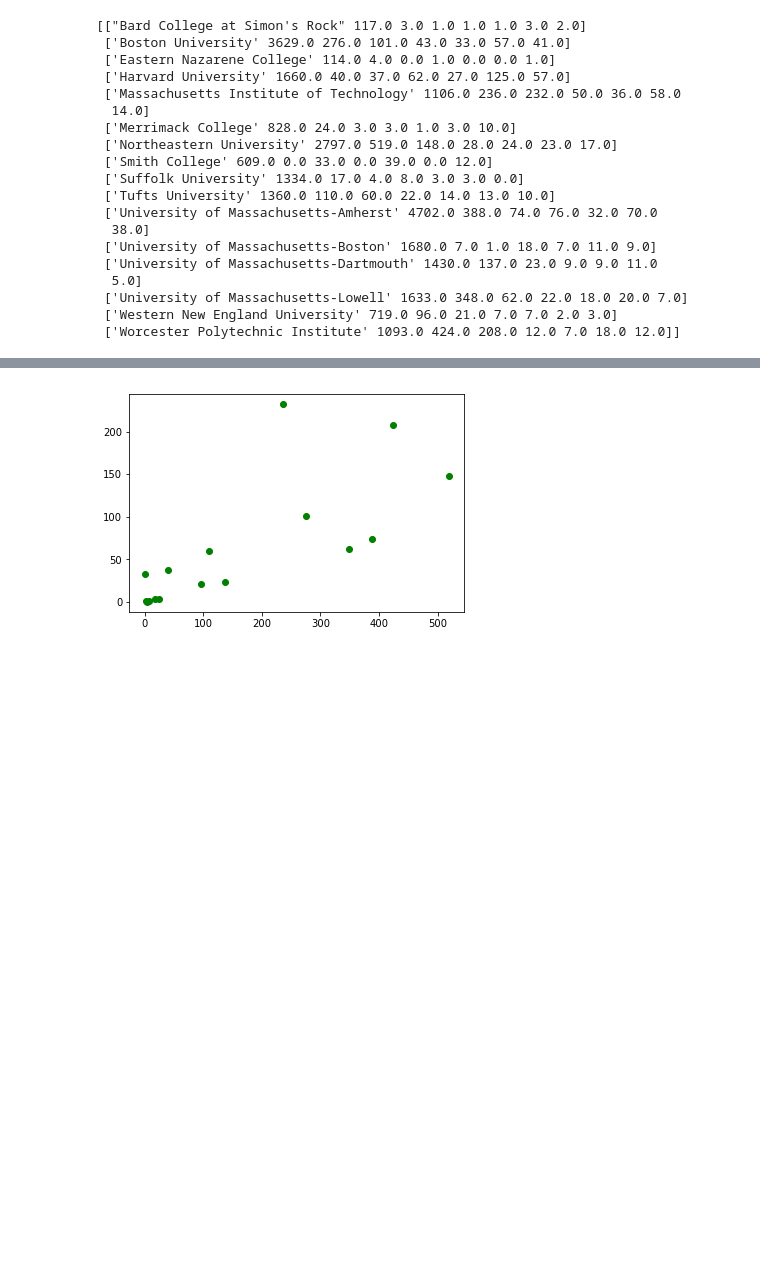
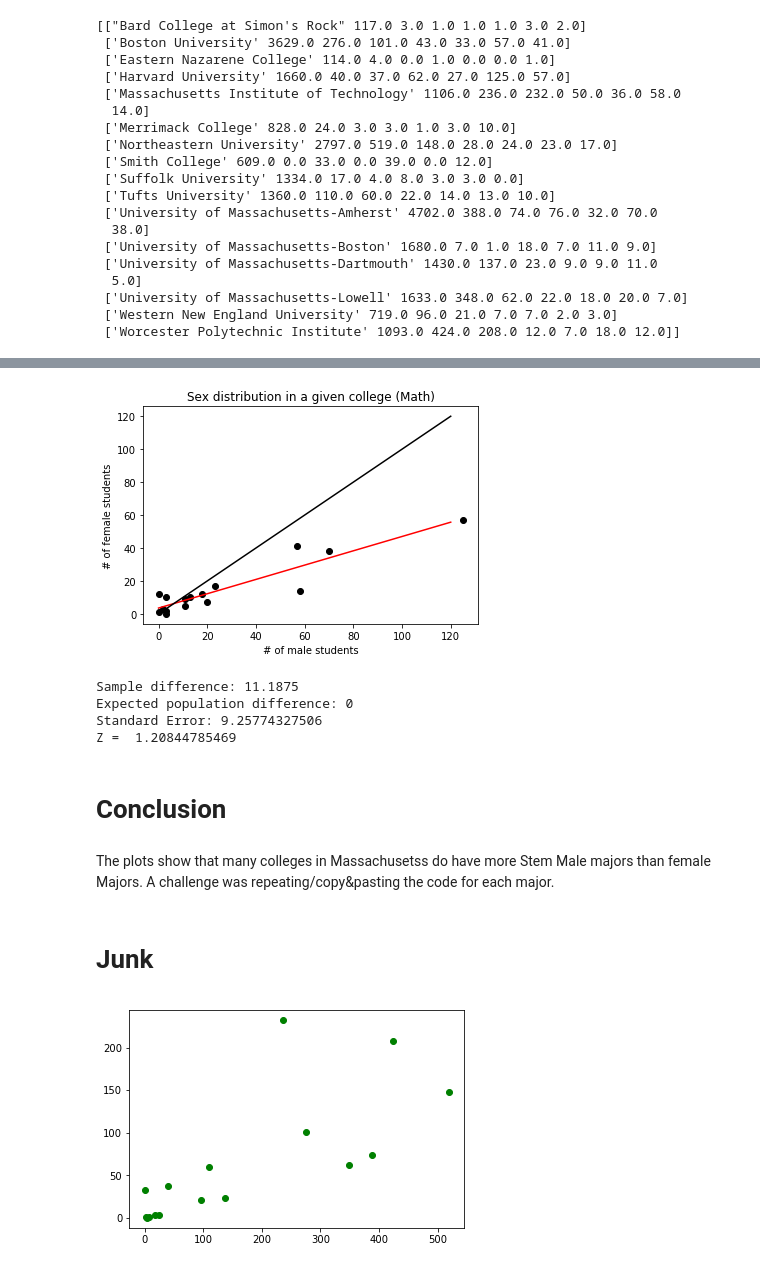
Before and after one commit to FMazzoni/bootcamp18, a Jupyter notebook: Active.ipynb, the cells around one changed output, grey strips where cells are left out. Saved outputs shown, nothing was run; the diff lists cells and outputs as text; code cells hidden in the pictures; blank space fills up the shorter version.

```diff
--- a/Active.ipynb
+++ b/Active.ipynb
@@ -88,0 +294,9 @@ tot_phys = 0
+# %%
+d_m_math = Major["Grand total men (C2016_A  First major  Mathematics and Statistics  Bachelor's degree)"]
+d_w_math = Major["Grand total women (C2016_A  First major  Mathematics and Statistics  Bachelor's degree)"]
+
+
+math_model = smf.ols(formula = 'd_w_math ~ d_m_math', data = Major)
+
+est = math_model.fit()
+est.summary()
@@ -88,0 +321,61 @@ tot_phys = 0
+# %%
+
+ln_inc_edu = plt.figure()
+plt.scatter(d_m_math, d_w_math, color='black', marker='o')
+plt.title("Sex distribution in a given college (Math)")
+plt.xlabel('# of male students')
+plt.ylabel('# of female students')
+
+o_x = np.linspace(0,120,100) # 100 linearly spaced numbers
+o_y = 3.5532 + 0.4344*o_x
+plt.plot(o_x , o_y, color = 'red')
+
+
+p_x = o_x
+plt.plot(p_x , p_x, color = 'black')
+
+
+plt.show()
+# %% [output]
+[figure, added]
+# %%
+n_obs = len(d_w_engin)
+
+
+mean_w = np.mean(d_w_math)
+std_w = np.std(d_w_math)
+
+
+mean_m =  np.mean(d_m_math)
+std_m = np.std(d_m_math)
+
+
+obs_diff = np.abs( mean_w - mean_m )
+
+# Expected difference is that there is no difference
+#(testing null hypothesis)
+exp_diff = 0
+
+
+#vng = (sd_g**2/n_g)
+#vnb = (sd_b**2/n_b)
+std_err = np.sqrt( ((std_w**2)/n_obs) + ((std_m**2)/n_obs)   )
+
+z = (obs_diff - exp_diff)/std_err
+
+
+print('Sample difference:' , obs_diff)
+print('Expected population difference:' , exp_diff)
+print('Standard Error:' , std_err)
+print('Z = ' , z)
+# %% [output]
+Sample difference: 11.1875
+Expected population difference: 0
+Standard Error: 9.25774327506
+Z =  1.20844785469
+# %% [markdown]
+# Conclusion
+# %% [markdown]
+The plots show that many colleges in Massachusetss do have more Stem Male majors than female Majors. A challenge was repeating/copy&pasting the code for each major.
+# %% [markdown]
+# Junk
```
Also changed, not shown: parts of 33 cells of this notebook.
